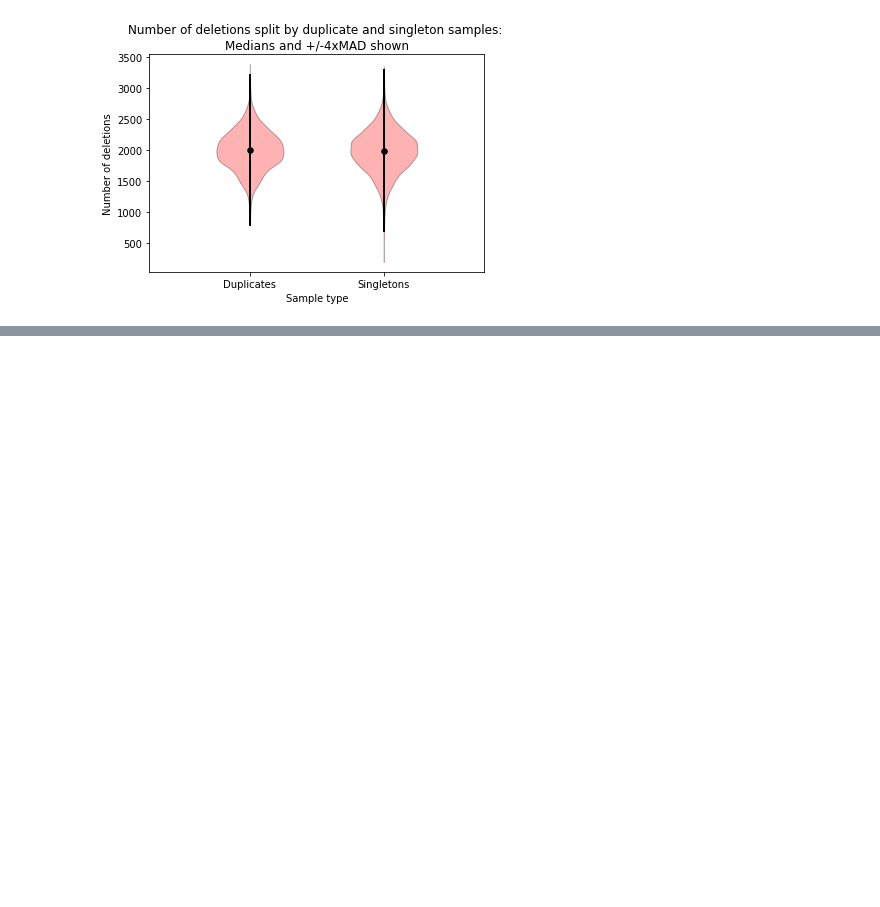
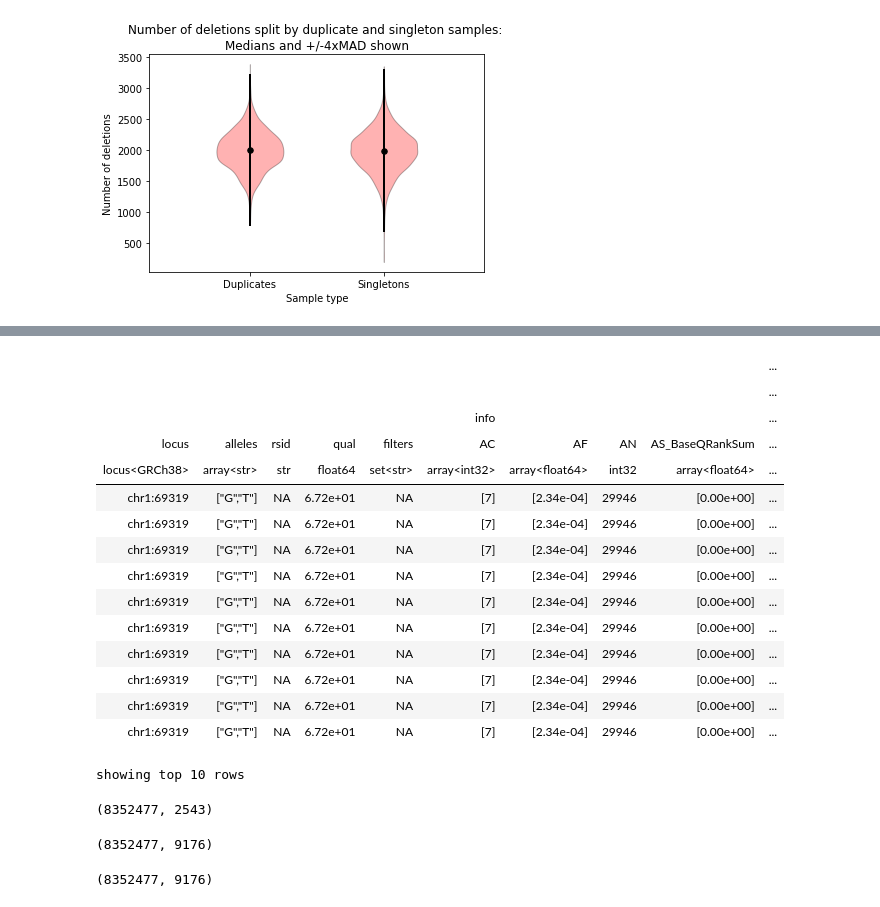
Before and after one commit to wtsi-hgi/wes-qc, a Jupyter notebook: jupyter_notebooks/sample_qc/duplicates_vs_singletons.ipynb, the cells around one changed output, grey strips where cells are left out. Drawn from its saved outputs; the diff is of its cells as text; code cells hidden in the pictures; blank space fills up the shorter version.

```diff
--- a/jupyter_notebooks/sample_qc/duplicates_vs_singletons.ipynb
+++ b/jupyter_notebooks/sample_qc/duplicates_vs_singletons.ipynb
@@ -208,0 +248,37 @@ violin_plot('sample_qc.n_deletion', 'Number of deletions')
+# %%
+duplicate_mt.entries().show()
+# %% [output]
+|  |  |  |  |  |  |  |  |  | ... |
+|  |  |  |  |  |  |  |  |  | ... |
+|  |  |  |  |  | info |  |  |  | ... |
+| locus | alleles | rsid | qual | filters | AC | AF | AN | AS_BaseQRankSum | ... |
+| locus<GRCh38> | array<str> | str | float64 | set<str> | array<int32> | array<float64> | int32 | array<float64> | ... |
+| chr1:69319 | ["G","T"] | NA | 6.72e+01 | NA | [7] | [2.34e-04] | 29946 | [0.00e+00] | ... |
+| chr1:69319 | ["G","T"] | NA | 6.72e+01 | NA | [7] | [2.34e-04] | 29946 | [0.00e+00] | ... |
+| chr1:69319 | ["G","T"] | NA | 6.72e+01 | NA | [7] | [2.34e-04] | 29946 | [0.00e+00] | ... |
+| chr1:69319 | ["G","T"] | NA | 6.72e+01 | NA | [7] | [2.34e-04] | 29946 | [0.00e+00] | ... |
+| chr1:69319 | ["G","T"] | NA | 6.72e+01 | NA | [7] | [2.34e-04] | 29946 | [0.00e+00] | ... |
+| chr1:69319 | ["G","T"] | NA | 6.72e+01 | NA | [7] | [2.34e-04] | 29946 | [0.00e+00] | ... |
+| chr1:69319 | ["G","T"] | NA | 6.72e+01 | NA | [7] | [2.34e-04] | 29946 | [0.00e+00] | ... |
+| chr1:69319 | ["G","T"] | NA | 6.72e+01 | NA | [7] | [2.34e-04] | 29946 | [0.00e+00] | ... |
+| chr1:69319 | ["G","T"] | NA | 6.72e+01 | NA | [7] | [2.34e-04] | 29946 | [0.00e+00] | ... |
+| chr1:69319 | ["G","T"] | NA | 6.72e+01 | NA | [7] | [2.34e-04] | 29946 | [0.00e+00] | ... |
+showing top 10 rows
+# %%
+#remove all home ref entries - not sure if this actually does anything
+duplicate_mt = duplicate_mt.filter_entries(duplicate_mt.GT.is_hom_ref(), keep = False)
+duplicate_mt.count()
+# %% [output]
+(8352477, 2543)
+# %%
+#mt for samples which are singletons
+singleton_mt = mt.filter_cols(hl.is_defined(poss_duplicate_samples[mt.s]), keep = False)
+singleton_mt.count()
+# %% [output]
+(8352477, 9176)
+# %%
+#remove all home ref entries - not sure if this actually does anything
+singleton_mt = singleton_mt.filter_entries(singleton_mt.GT.is_hom_ref(), keep = False)
+singleton_mt.count()
+# %% [output]
+(8352477, 9176)
```
Also changed, not shown: parts of 23 cells of this notebook.
